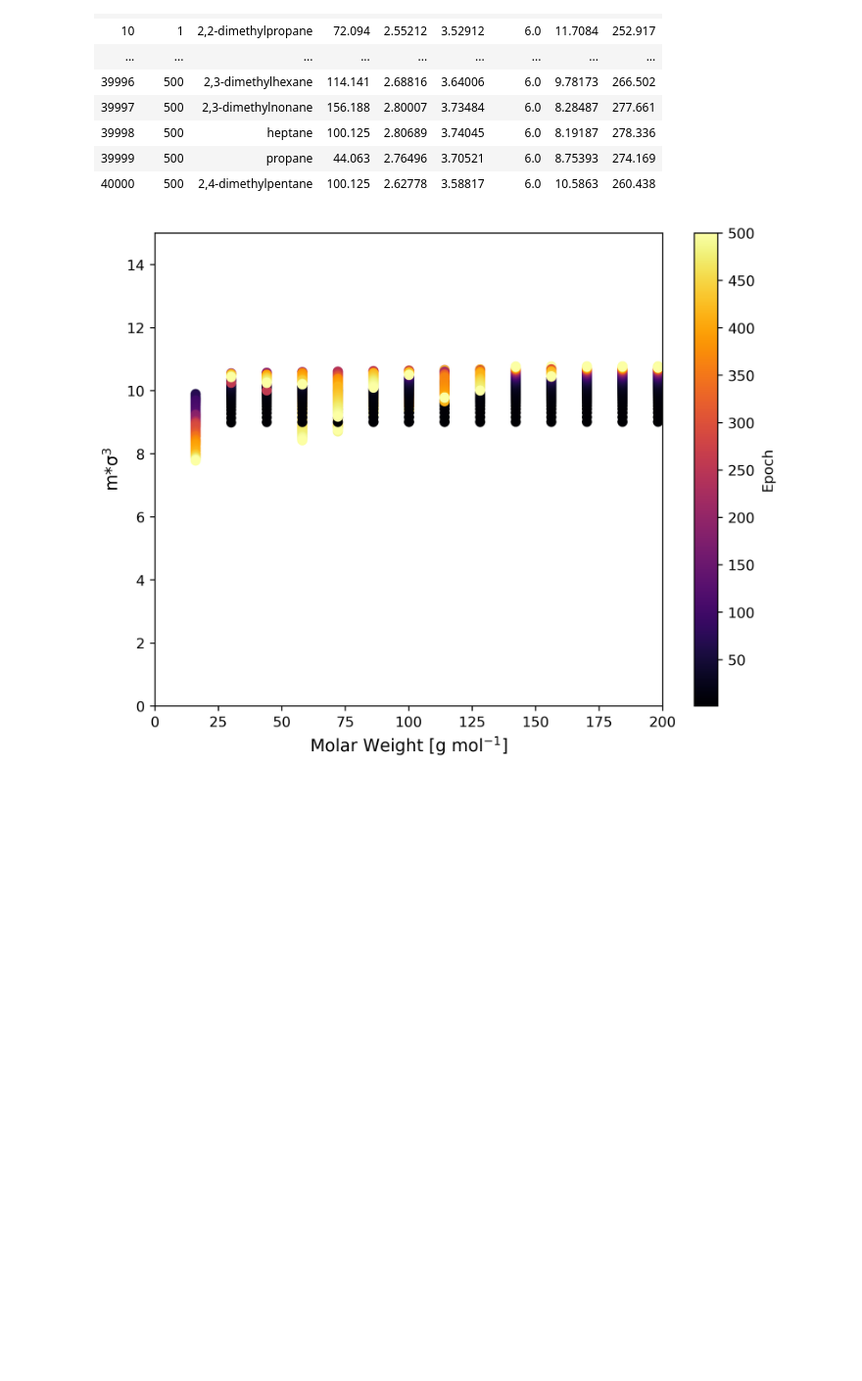
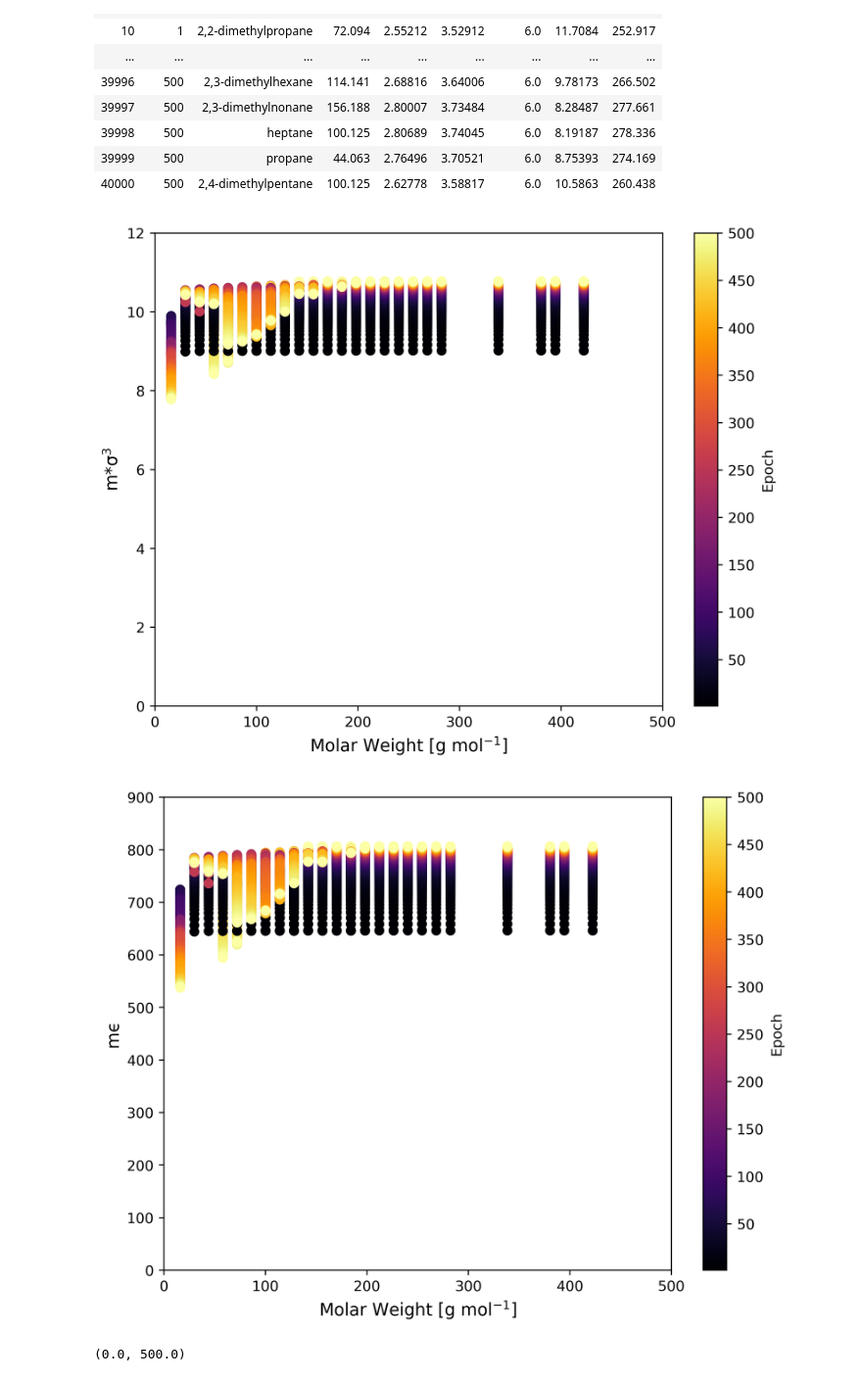
Before and after one commit to lucpaoli/SAFT_ML, a Jupyter notebook: special_thingy_params/alkane_param_analysis.ipynb, the cells around one changed output. Shown at 98% size. Saved outputs shown, nothing was run; the diff lists cells and outputs as text; code cells hidden in the pictures; blank space fills up the shorter version.

Commit message:
saft vr mie parameter plotting and pcp comparison

```diff
--- a/special_thingy_params/alkane_param_analysis.ipynb
+++ b/special_thingy_params/alkane_param_analysis.ipynb
@@ -75,32 +78,54 @@ processed_data_lin_alkanes = sort(processed_data_lin_alkanes, :Mw) ;
 # %%
 num_epochs = length(processed_data[1,:m])
 
+# mσ^3
 plt.figure(figsize=(8, 6), dpi=400)
 
 color_mapping = collect(range(1,num_epochs))
 
 for j = 1:nrow(processed_data)
 
     mol_weight = fill(processed_data[j,:Mw], num_epochs)
     ms = processed_data[j,:m]
     σs = processed_data[j,:σ]
 
     m_sigmacubed = [ms[i]*σs[i] for i in 1:num_epochs]
 
     plt.scatter(mol_weight, m_sigmacubed, c=color_mapping, cmap="inferno")
 end
 
 plt.colorbar(ticks = 0:50:num_epochs,label = "Epoch")
 
 plt.xlabel("Molar Weight [g mol\$^{-1}\$]",fontsize=12)
 plt.ylabel("m*σ\$^3\$",fontsize=12)
-plt.ylim([0,15])
-plt.xlim([0,200]) ;
+plt.ylim([0,12])
+plt.xlim([0,500])
 
-# for i = 1:nrows_data
-#     plt.semilogx(1 ./filtered_training_data[i,:sat_volumes_vap_m3_per_mol],filtered_training_data[i,:sat_temperatures_K],color = [colour_grad_1[i] 0 colour_grad_2[i]])
-# end
+# mϵ
+plt.figure(figsize=(8, 6), dpi=400)
+
+color_mapping = collect(range(1,num_epochs))
+
+for j = 1:nrow(processed_data)
+
+    mol_weight = fill(processed_data[j,:Mw], num_epochs)
+    ms = processed_data[j,:m]
+    ϵs = processed_data[j,:ϵ]
+
+    m_epsilon = [ms[i]*ϵs[i] for i in 1:num_epochs]
+
+    plt.scatter(mol_weight, m_epsilon, c=color_mapping, cmap="inferno")
+end
+
+plt.colorbar(ticks = 0:50:num_epochs,label = "Epoch")
+
+plt.xlabel("Molar Weight [g mol\$^{-1}\$]",fontsize=12)
+plt.ylabel("mϵ",fontsize=12) ;
+plt.ylim([0,900])
+plt.xlim([0,500]) ;
 
 # plt.savefig("all_compound_phase_envelopes.png",dpi=400)
 # %% [output]
-[figure, old version]
+[figure, new version]
+[figure, added]
+(0.0, 500.0)
```
Also changed, not shown: parts of 2 cells of this notebook.
